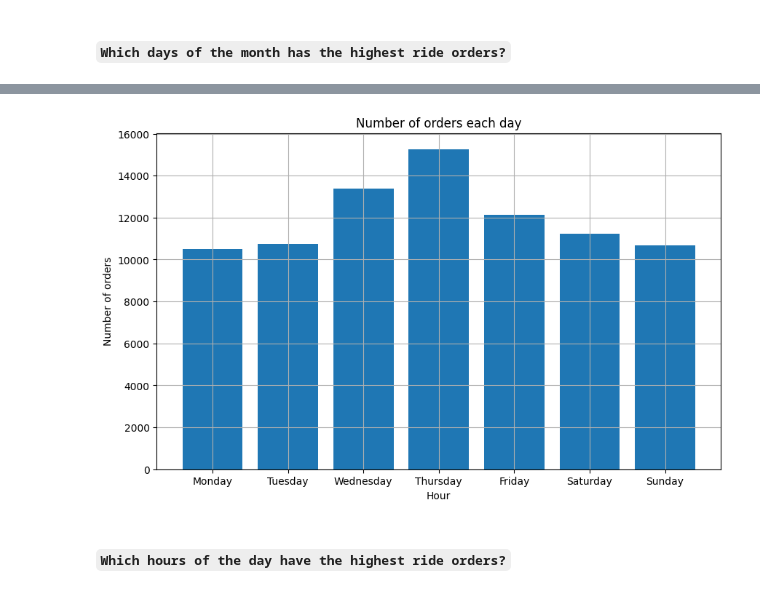
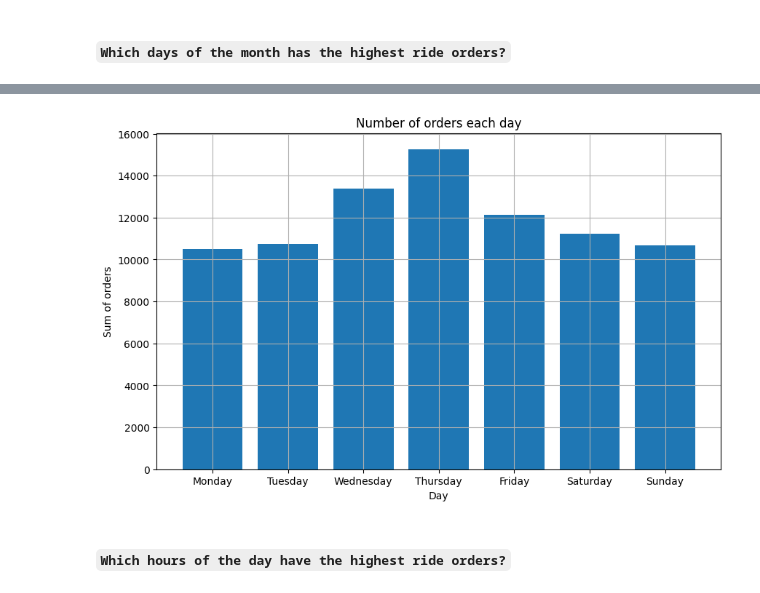
Before and after one commit to kwasichrappah/yassir_eta_prediction, a Jupyter notebook: yassir_eta_prediction.ipynb, the cells around one changed output, grey strips where cells are left out. Saved outputs shown, nothing was run; the diff lists cells and outputs as text; code cells hidden in the pictures.

```diff
--- a/yassir_eta_prediction.ipynb
+++ b/yassir_eta_prediction.ipynb
@@ -227,18 +227,18 @@ analytic_data.head(5)
 | 72918 | V9U1CHGP | 2019-11-19 23:00:44+00:00 | 2.984 | 36.757 | 3.005 | 36.777 | 4943 | 629 | ... |
 | 15344 | 6J9AO2C8 | 2019-11-19 23:00:53+00:00 | 2.861 | 36.761 | 3.186 | 36.721 | 37492 | 2181 | ... |
 # %%
-filt = analytic_data.groupby('day')['ETA'].count()
+filt = analytic_data.groupby('day')['Origin_lat'].count()
 filt = filt.reindex(['Monday', 'Tuesday', 'Wednesday', 'Thursday', 'Friday', 'Saturday', 'Sunday'])
 # Plotting the results
 plt.figure(figsize=(10, 6))
 plt.bar(filt.index, filt.values)
 plt.title('Number of orders each day')
-plt.xlabel('Hour')
-plt.ylabel('Number of orders')
+plt.xlabel('Day')
+plt.ylabel('Sum of orders')
 plt.grid(True)
 plt.show()
 # %% [output]
-[figure, old version]
+[figure, new version]
 # %% [markdown]
 ##### `Which hours of the day have the highest ride orders?`
 # %%
```
Also changed, not shown: parts of 17 cells of this notebook, 4 other files.
